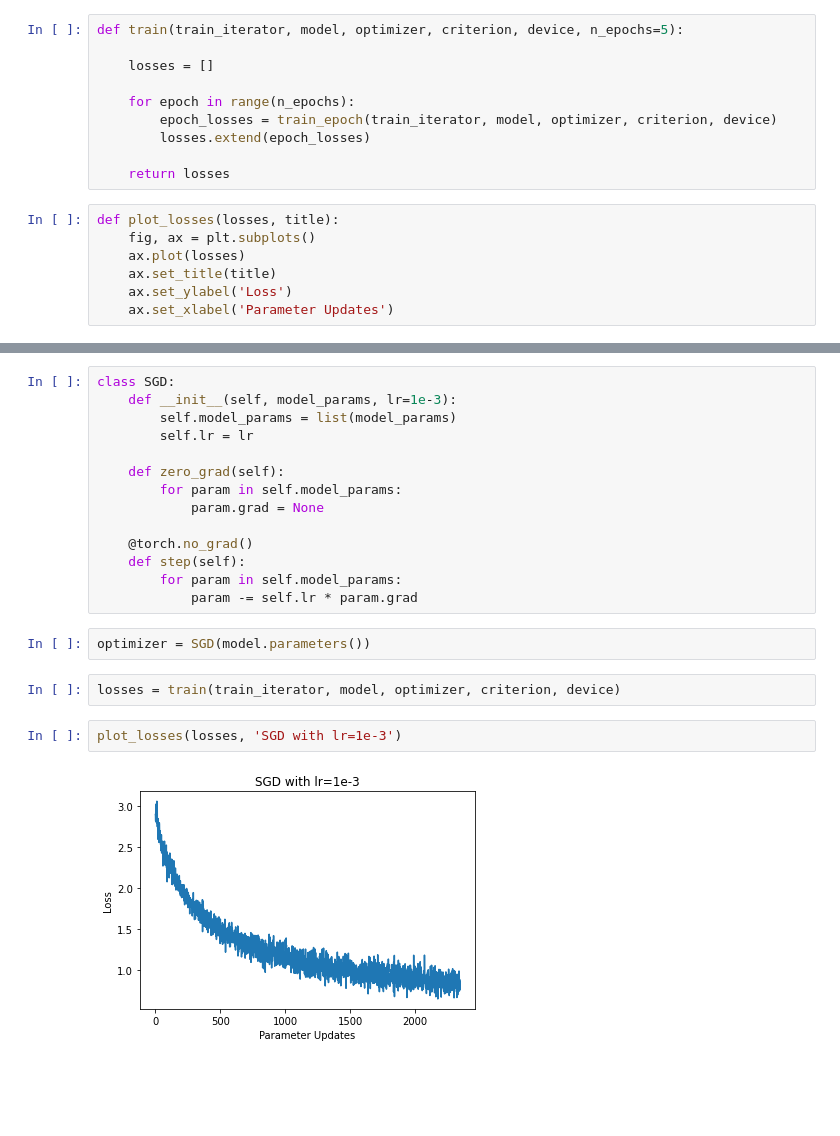
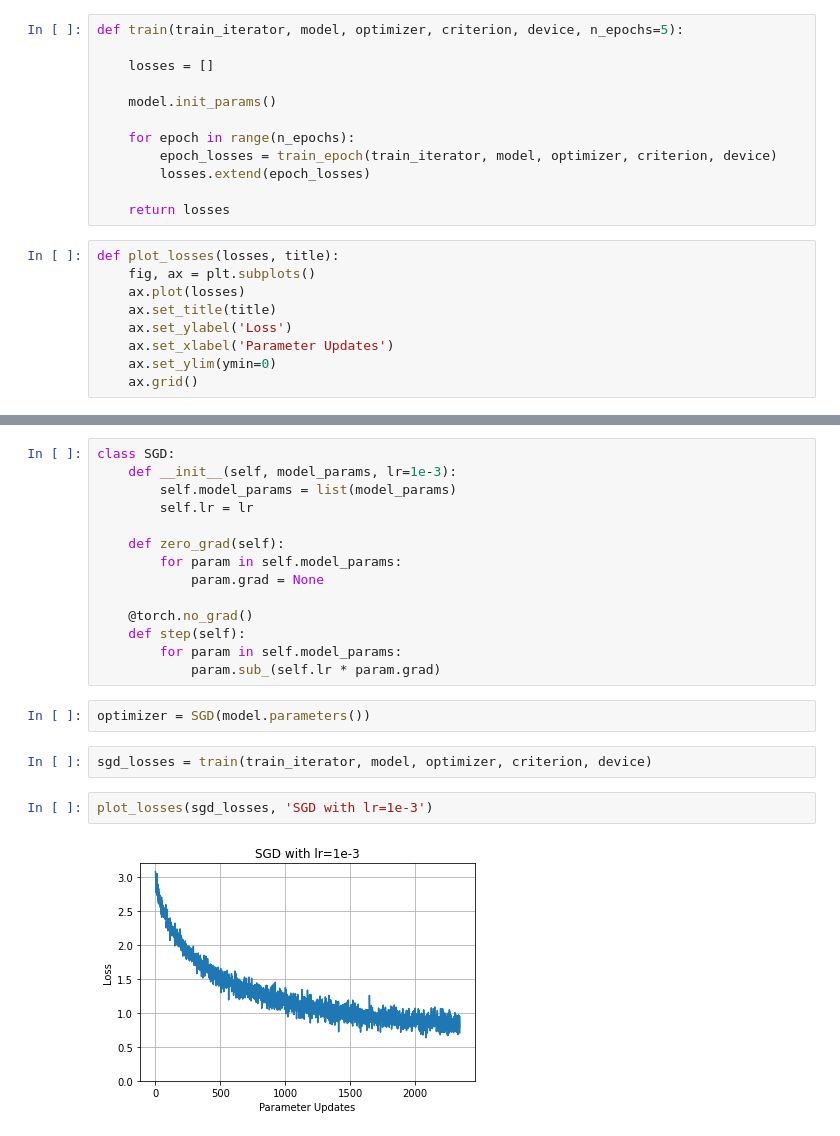
Before and after one commit to bentrevett/a-tour-of-pytorch-optimizers, a Jupyter notebook: optimizers.ipynb, the cells around one changed output, grey strips where cells are left out. Saved outputs shown, nothing was run; the diff lists cells and outputs as text; blank space fills up the shorter version.

Commit message:
[wip] added sgd with momentum - graphs now use grids and set ymin to zero - now use tensor in-place operations

```diff
--- a/optimizers.ipynb
+++ b/optimizers.ipynb
@@ -92,6 +92,8 @@ def train_epoch(iterator, model, optimizer, criterion, device):
 def train(train_iterator, model, optimizer, criterion, device, n_epochs=5):
 
     losses = []
+
+    model.init_params()
 
     for epoch in range(n_epochs):
         epoch_losses = train_epoch(train_iterator, model, optimizer, criterion, device)
@@ -105,6 +107,8 @@ def plot_losses(losses, title):
     ax.set_title(title)
     ax.set_ylabel('Loss')
     ax.set_xlabel('Parameter Updates')
+    ax.set_ylim(ymin=0)
+    ax.grid()
 # %% [markdown]
 ## Optimizer 1: Stochastic Gradient Descent (SGD)
 
@@ -131,12 +135,12 @@ class SGD:
     @torch.no_grad()
     def step(self):
         for param in self.model_params:
-            param -= self.lr * param.grad
+            param.sub_(self.lr * param.grad)
 # %%
 optimizer = SGD(model.parameters())
 # %%
-losses = train(train_iterator, model, optimizer, criterion, device)
+sgd_losses = train(train_iterator, model, optimizer, criterion, device)
 # %%
-plot_losses(losses, 'SGD with lr=1e-3')
+plot_losses(sgd_losses, 'SGD with lr=1e-3')
 # %% [output]
-[figure, old version]
+[figure, new version]
```
Also changed, not shown: parts of 5 cells of this notebook, 1 other file.
